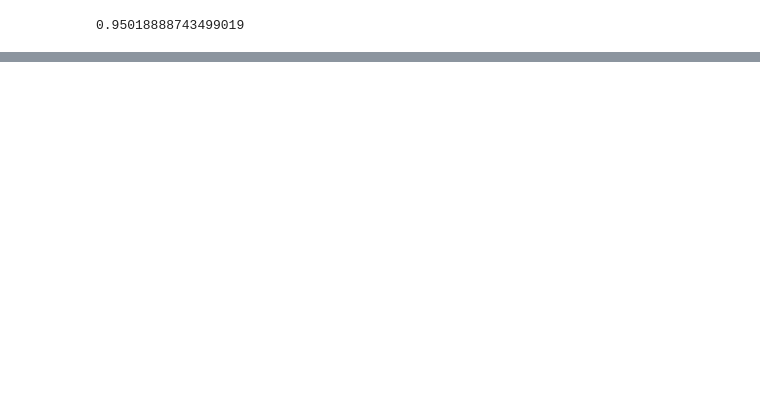
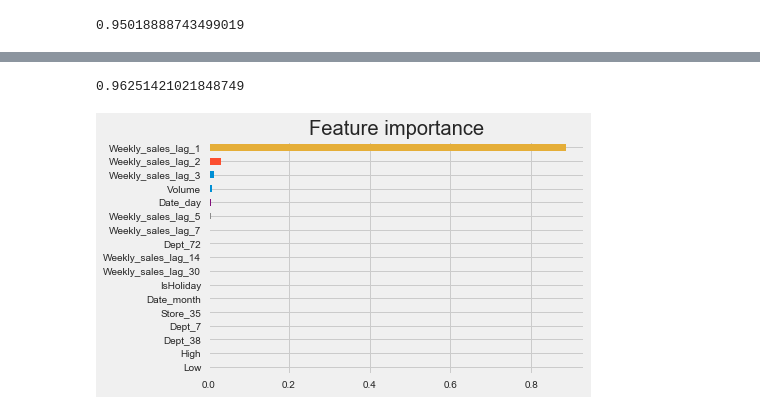
Before and after one commit to amirziai/learning, a Jupyter notebook: machine-learning/forecasting-ml.ipynb, the cells around one changed output, grey strips where cells are left out. Saved outputs shown, nothing was run; the diff lists cells and outputs as text; code cells hidden in the pictures; blank space fills up the shorter version.

```diff
--- a/machine-learning/forecasting-ml.ipynb
+++ b/machine-learning/forecasting-ml.ipynb
@@ -134,0 +209,13 @@ mean_squared_error(y_test, predicted)
+# %%
+def convert(x):
+    return datetime(int(x['Date_year']), int(x['Date_month']), int(x['Date_day']))
+# %%
+# Introduce these back, not efficient!
+x_train['date'] = x_train.apply(convert, axis=1)
+x_test['date'] = x_test.apply(convert, axis=1)
+# %%
+# Merging S&P data with our sales data
+x_train_merged = pd.merge(x_train, s_and_p.reset_index('Date').rename(columns={'Date': 'date'}),
+                          on='date', how='left').fillna(0)
+x_test_merged = pd.merge(x_test, s_and_p.reset_index('Date').rename(columns={'Date': 'date'}),
+                          on='date', how='left').fillna(0)
@@ -134,0 +232,11 @@ mean_squared_error(y_test, predicted)
+# %%
+clf = RandomForestRegressor(n_jobs=-1)
+columns = x_train_merged.columns.difference(['date'])
+clf.fit(x_train_merged[columns], y_train)
+clf.score(x_test_merged[columns], y_test)
+# %% [output]
+0.96251421021848749
+# %%
+plot_feature_importance(clf, columns, 0.001)
+# %% [output]
+[figure, added]
```
Also changed, not shown: parts of 27 cells of this notebook, 1 other file.
